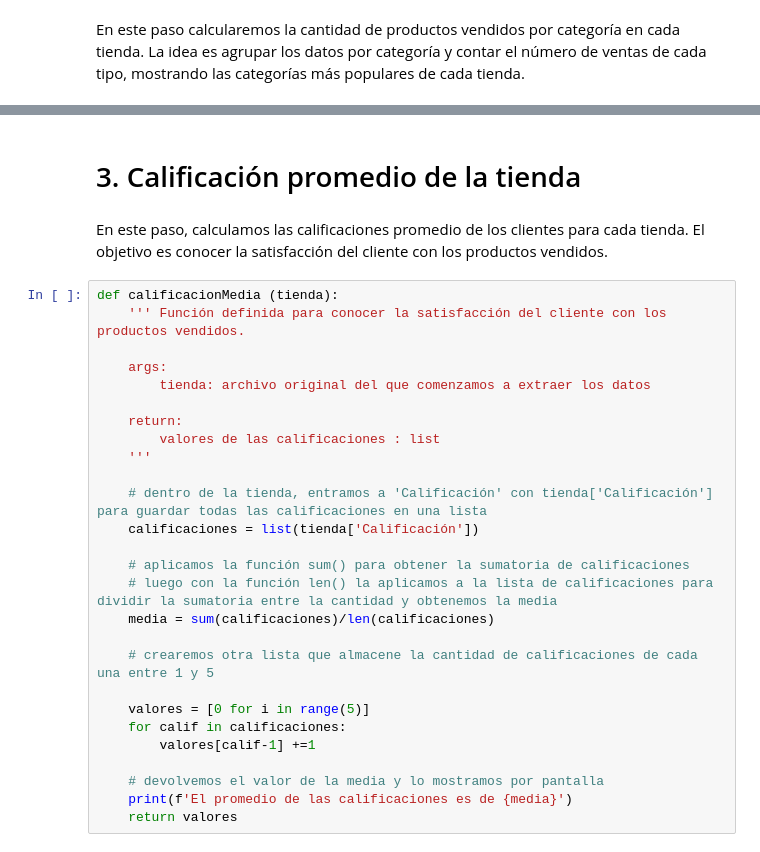
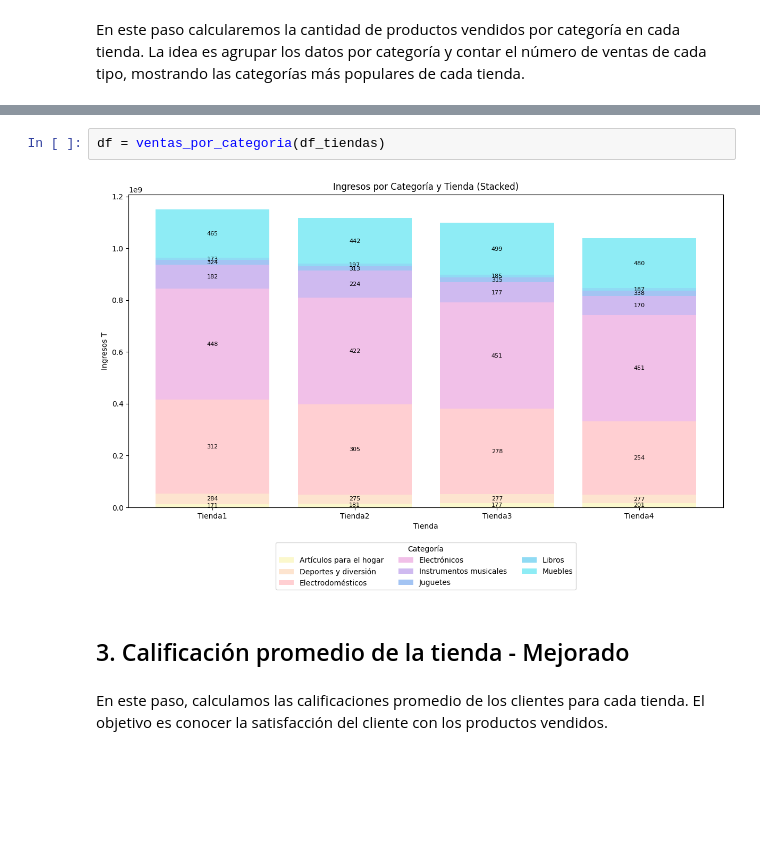
Before and after one commit to aylenfv/DS---Sr.-Juan, a Jupyter notebook: archivoDePruebas.ipynb, the cells around one changed output, grey strips where cells are left out. Cells and saved outputs as stored; diff of their text form; blank space fills up the shorter version.

```diff
--- a/archivoDePruebas.ipynb
+++ b/archivoDePruebas.ipynb
@@ -325,31 +224,8 @@ Categorías menos vendidas:
+# %%
+df = ventas_por_categoria(df_tiendas)
+# %% [output]
+[figure, added]
 # %% [markdown]
-# 3. Calificación promedio de la tienda
+## 3. Calificación promedio de la tienda - Mejorado
 # %% [markdown]
 En este paso, calculamos las calificaciones promedio de los clientes para cada tienda. El objetivo es conocer la satisfacción del cliente con los productos vendidos.
-# %%
-def calificacionMedia (tienda):
-    ''' Función definida para conocer la satisfacción del cliente con los productos vendidos.
-
-    args:
-        tienda: archivo original del que comenzamos a extraer los datos
-
-    return:
-        valores de las calificaciones : list
-    '''
-
-    # dentro de la tienda, entramos a 'Calificación' con tienda['Calificación'] para guardar todas las calificaciones en una lista
-    calificaciones = list(tienda['Calificación'])
-
-    # aplicamos la función sum() para obtener la sumatoria de calificaciones
-    # luego con la función len() la aplicamos a la lista de calificaciones para dividir la sumatoria entre la cantidad y obtenemos la media
-    media = sum(calificaciones)/len(calificaciones)
-
-    # crearemos otra lista que almacene la cantidad de calificaciones de cada una entre 1 y 5
-
-    valores = [0 for i in range(5)]
-    for calif in calificaciones:
-        valores[calif-1] +=1
-
-    # devolvemos el valor de la media y lo mostramos por pantalla
-    print(f'El promedio de las calificaciones es de {media}')
-    return valores
```
Also changed, not shown: parts of 61 cells of this notebook, 9 other files.
